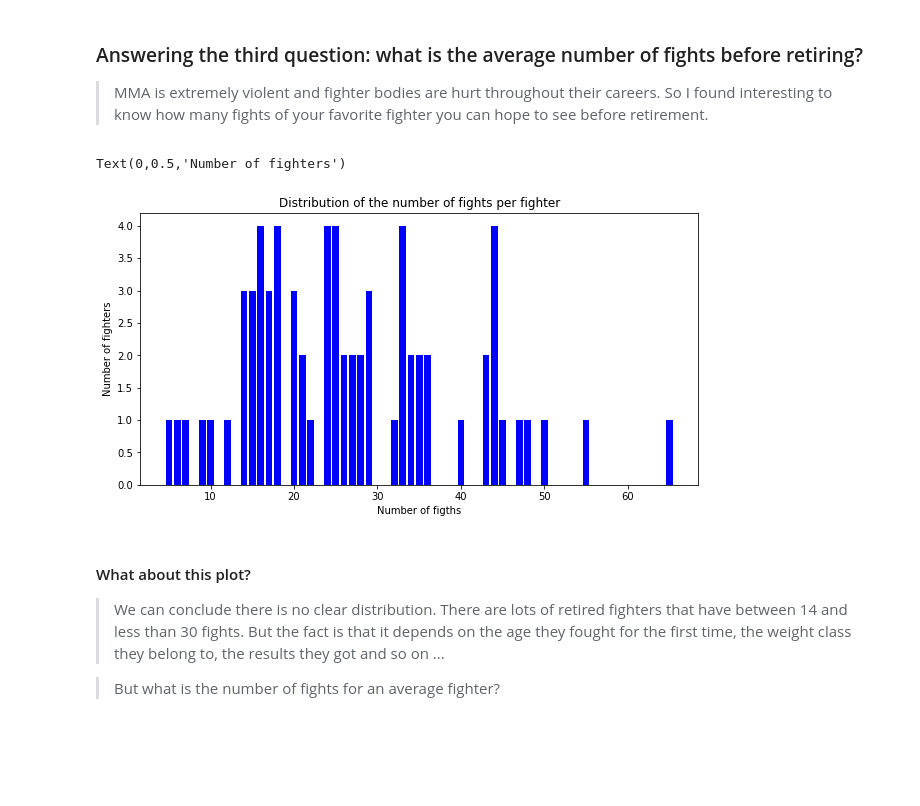
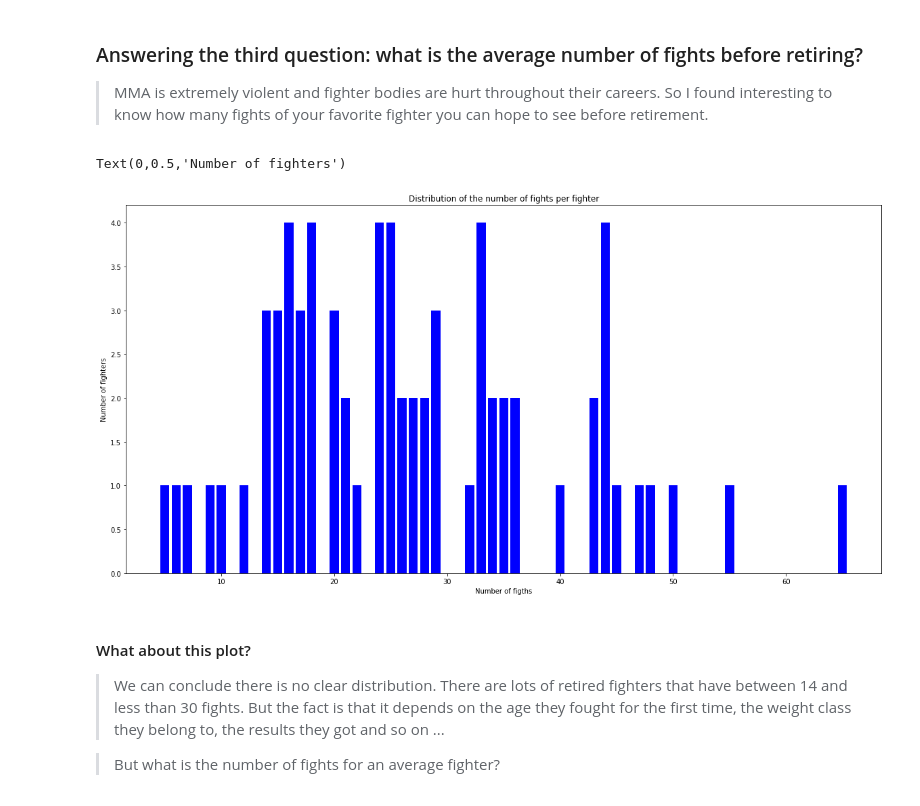
Before and after one commit to goujonbe/ufc-data-analysis, a Jupyter notebook: notebooks/data_analysis.ipynb, the cells around one changed output. Cells and saved outputs as stored; diff of their text form; code cells hidden in the pictures; blank space fills up the shorter version.

```diff
--- a/notebooks/data_analysis.ipynb
+++ b/notebooks/data_analysis.ipynb
@@ -18,7 +18,7 @@ import matplotlib.pyplot as plt
 %matplotlib inline
 
 # set up the size of the charts
-plt.rcParams['figure.figsize'] = [10, 5]
+plt.rcParams['figure.figsize'] = [20, 10]
 # %%
 # load data from csv into a pandas object called dataframe
 df_fighters = pd.read_csv('../data/formated/fighters.csv')
@@ -112,13 +112,14 @@ for value in df_fighters_retired['number_of_fights']:
         number_fighters_with_such_number_of_fights[value] += 1
 # %%
 # plot the results
-plt.bar(number_fighters_with_such_number_of_fights.keys(), number_fighters_with_such_number_of_fights.values(), color='b')
+plt.bar(number_fighters_with_such_number_of_fights.keys(),
+        number_fighters_with_such_number_of_fights.values(), color='b')
 plt.title('Distribution of the number of fights per fighter')
 plt.xlabel('Number of figths')
 plt.ylabel('Number of fighters')
 # %% [output]
 Text(0,0.5,'Number of fighters')
-[figure, old version]
+[figure, new version]
 # %% [markdown]
 #### What about this plot?
 
```
Also changed, not shown: parts of 16 cells of this notebook.
